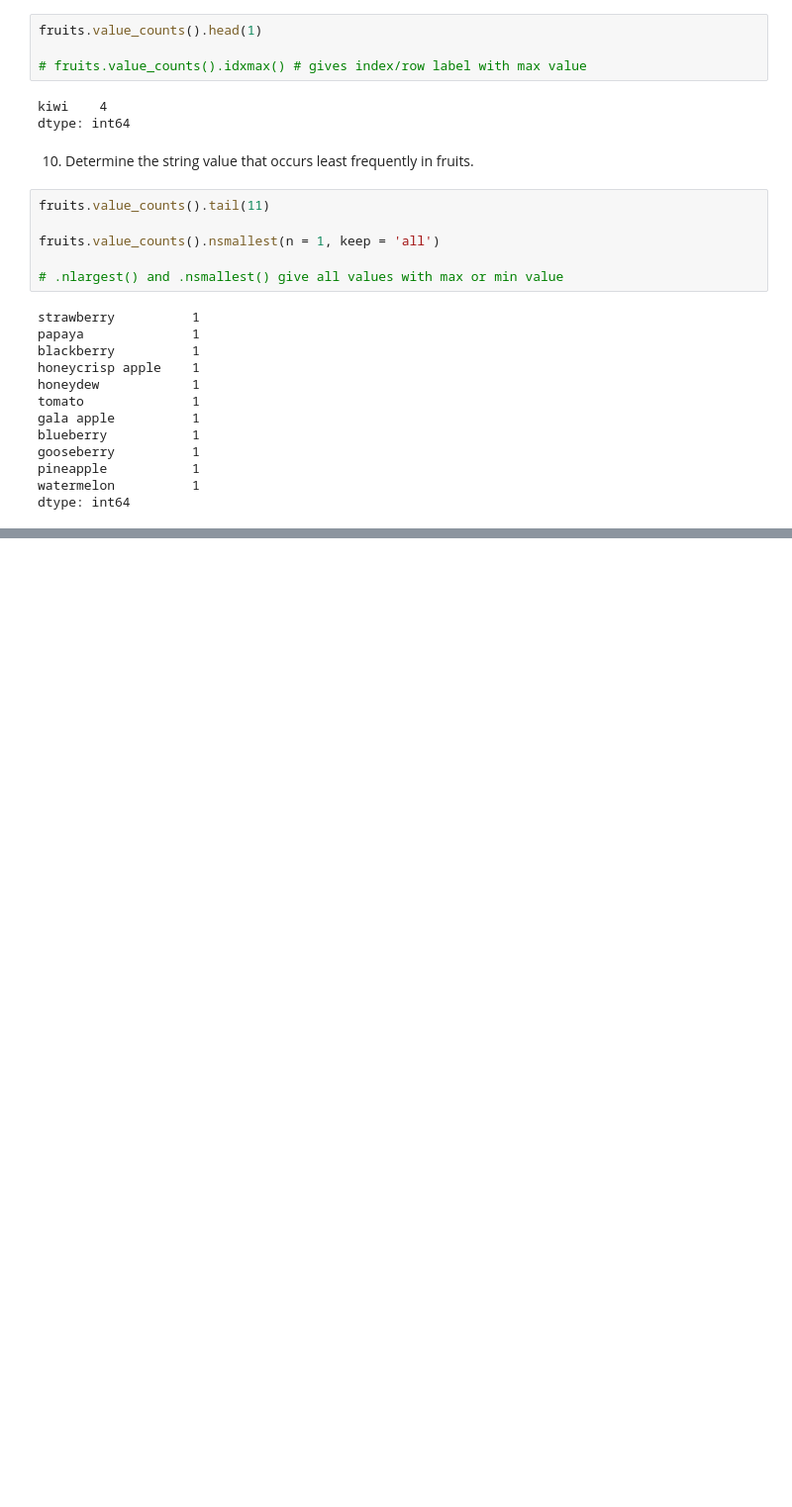
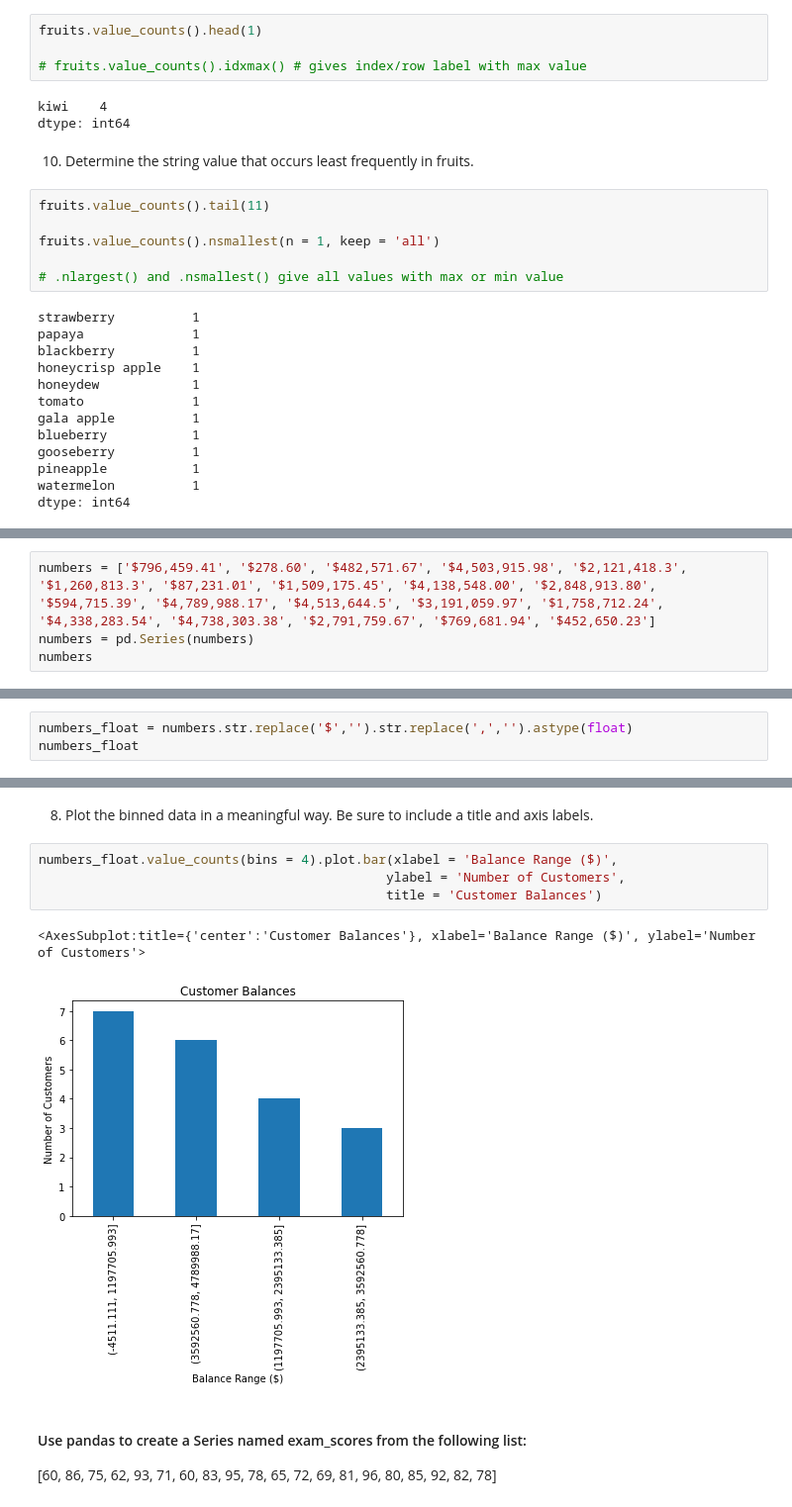
Before and after one commit to sophia-stewart/numpy-pandas-visualization-exercises, a Jupyter notebook: pandas_series.ipynb, the cells around one changed output, grey strips where cells are left out. Shown: that part at 99% size. Cells and saved outputs as stored; diff of their text form; blank space fills up the shorter version.

```diff
--- a/pandas_series.ipynb
+++ b/pandas_series.ipynb
@@ -163,0 +411,4 @@ dtype: int64
+# %%
+numbers = ['$796,459.41', '$278.60', '$482,571.67', '$4,503,915.98', '$2,121,418.3', '$1,260,813.3', '$87,231.01', '$1,509,175.45', '$4,138,548.00', '$2,848,913.80', '$594,715.39', '$4,789,988.17', '$4,513,644.5', '$3,191,059.97', '$1,758,712.24', '$4,338,283.54', '$4,738,303.38', '$2,791,759.67', '$769,681.94', '$452,650.23']
+numbers = pd.Series(numbers)
+numbers
@@ -163,0 +447,3 @@ dtype: int64
+# %%
+numbers_float = numbers.str.replace('$','').str.replace(',','').astype(float)
+numbers_float
@@ -163,0 +496,13 @@ dtype: int64
+# %% [markdown]
+8. Plot the binned data in a meaningful way. Be sure to include a title and axis labels.
+# %%
+numbers_float.value_counts(bins = 4).plot.bar(xlabel = 'Balance Range ($)',
+                                             ylabel = 'Number of Customers',
+                                             title = 'Customer Balances')
+# %% [output]
+<AxesSubplot:title={'center':'Customer Balances'}, xlabel='Balance Range ($)', ylabel='Number of Customers'>
+[figure, added]
+# %% [markdown]
+#### Use pandas to create a Series named exam_scores from the following list:
+
+[60, 86, 75, 62, 93, 71, 60, 83, 95, 78, 65, 72, 69, 81, 96, 80, 85, 92, 82, 78]
```
Also changed, not shown: parts of 66 cells of this notebook.
